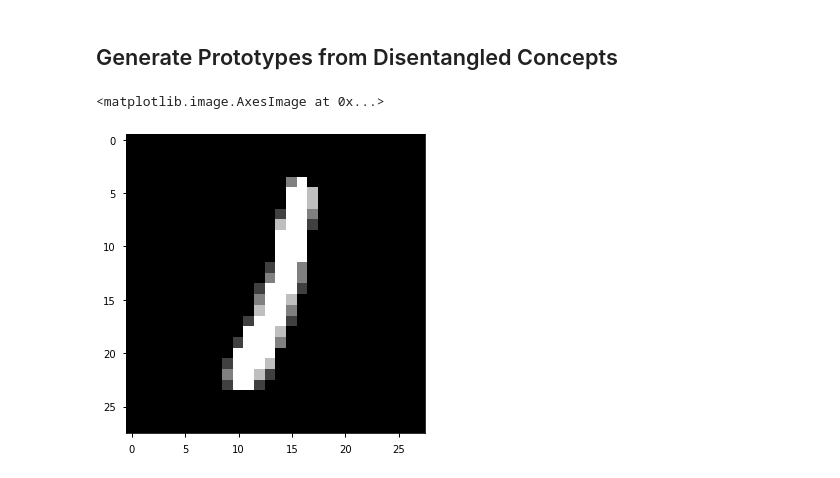
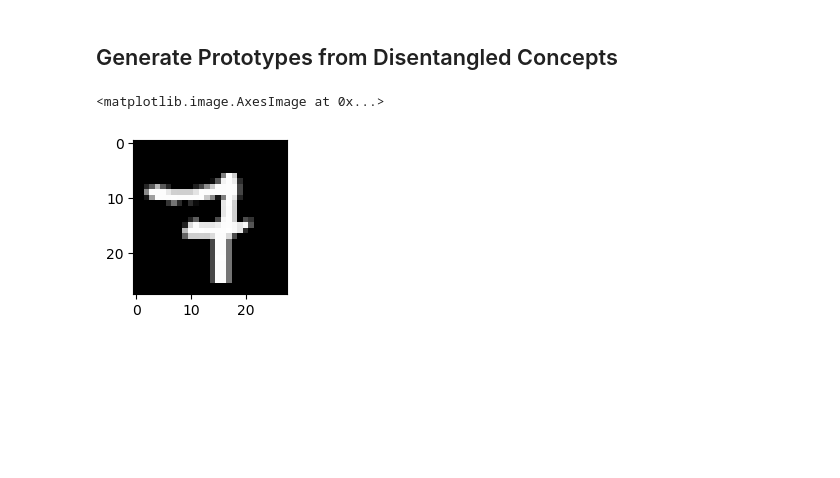
Before and after one commit to AmanDaVinci/SENN, a Jupyter notebook: notebooks/Self-Explaining-NN-with-Disentanglement.ipynb, the cells around one changed output. Cells and saved outputs as stored; diff of their text form; code cells hidden in the pictures; blank space fills up the shorter version.

Commit message:
add experimental notebooks

```diff
--- a/notebooks/Self-Explaining-NN-with-Disentanglement.ipynb
+++ b/notebooks/Self-Explaining-NN-with-Disentanglement.ipynb
@@ -23,5 +23,5 @@ from models.aggregator import SumAggregator
 # %% [markdown]
 ## Configuration
 # %%
-plt.style.use('seaborn-notebook')
+plt.style.use('seaborn-paper')
 # %%
@@ -174,6 +163,8 @@ model.load_state_dict(checkpoint['model_state'])
 # %%
 xb, yb = next(iter(val_dl))
 y_pred, explanations, x_reconstruct = model(xb)
+# %%
+plt.rcParams['figure.figsize'] = (2, 2)
 # %%
 plt.imshow(xb[-1][0], cmap='gray')
 # %% [output]
@@ -210,7 +215,9 @@ num_prototypes = 10
 traversal_range = 2
+# %%
+plt.rcParams['figure.figsize'] = (2, 2)
 # %%
-x = xb[-1]
+x = xb[1]
 plt.imshow(x.numpy().squeeze(), cmap='gray')
 # %% [output]
 <matplotlib.image.AxesImage at 0x...>
-[figure, old version]
+[figure, new version]
```
Also changed, not shown: parts of 22 cells of this notebook, 2 other files.
